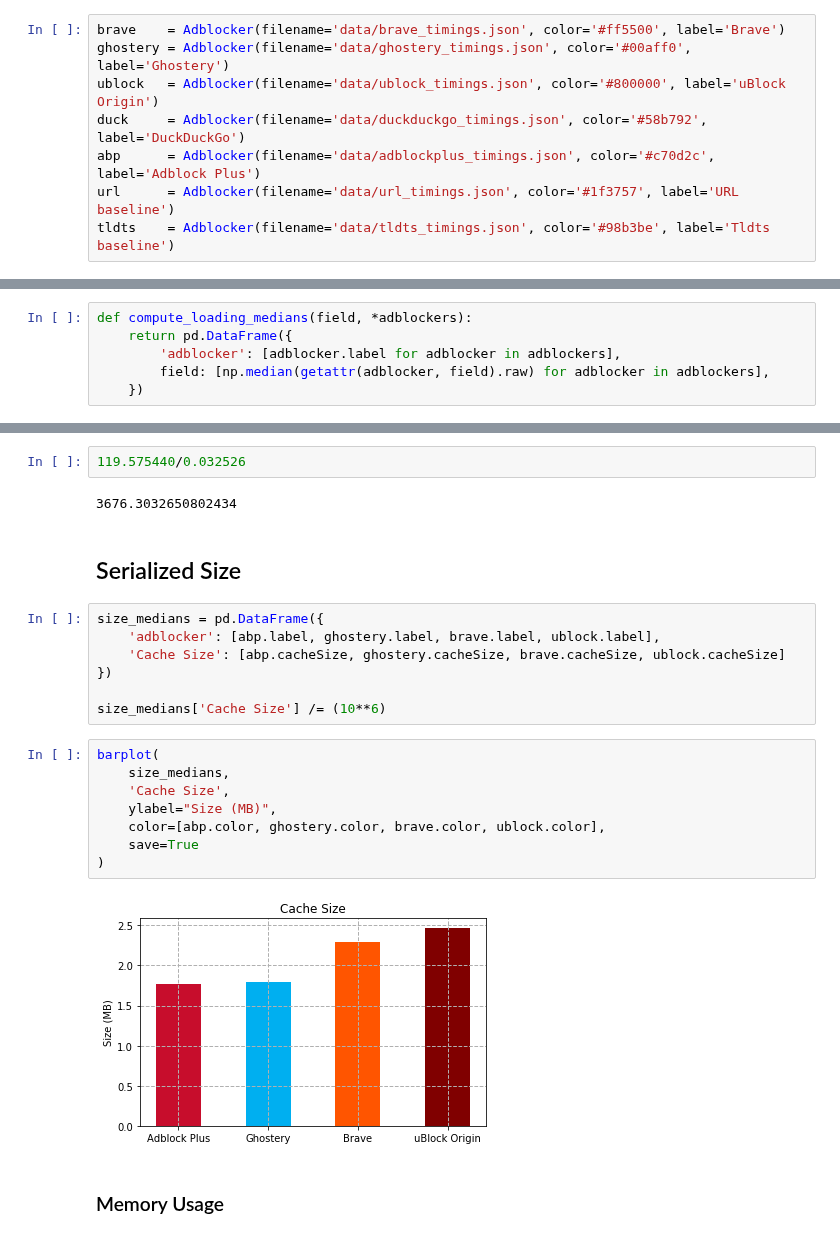
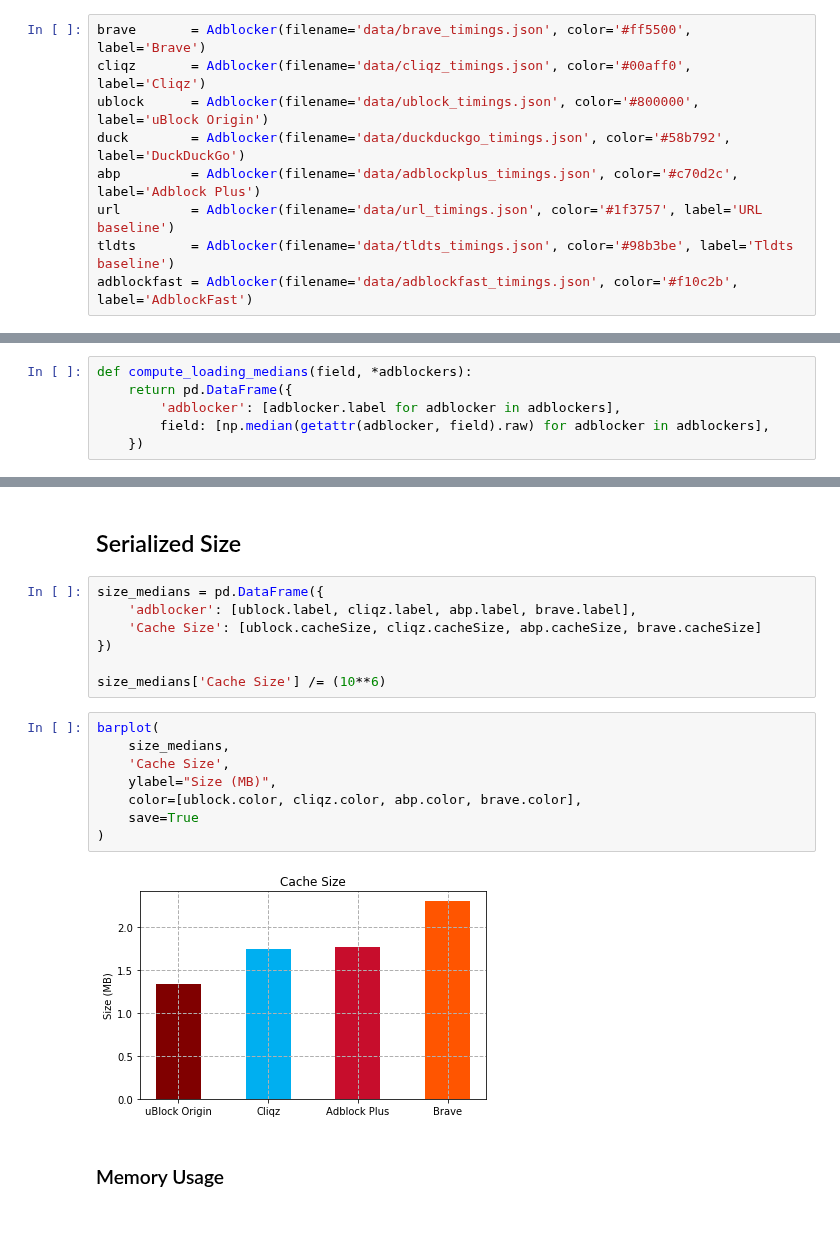
Before and after one commit to ghostery/adblocker, a Jupyter notebook: bench/comparison/analyse_results.ipynb, the cells around one changed output, grey strips where cells are left out. Saved outputs shown, nothing was run; the diff lists cells and outputs as text.

```diff
--- a/bench/comparison/analyse_results.ipynb
+++ b/bench/comparison/analyse_results.ipynb
@@ -11,13 +11,14 @@ from utils import (
     generate_table
 )
 # %%
-brave    = Adblocker(filename='data/brave_timings.json', color='#ff5500', label='Brave')
-ghostery = Adblocker(filename='data/ghostery_timings.json', color='#00aff0', label='Ghostery')
-ublock   = Adblocker(filename='data/ublock_timings.json', color='#800000', label='uBlock Origin')
-duck     = Adblocker(filename='data/duckduckgo_timings.json', color='#58b792', label='DuckDuckGo')
-abp      = Adblocker(filename='data/adblockplus_timings.json', color='#c70d2c', label='Adblock Plus')
-url      = Adblocker(filename='data/url_timings.json', color='#1f3757', label='URL baseline')
-tldts    = Adblocker(filename='data/tldts_timings.json', color='#98b3be', label='Tldts baseline')
+brave       = Adblocker(filename='data/brave_timings.json', color='#ff5500', label='Brave')
+cliqz       = Adblocker(filename='data/cliqz_timings.json', color='#00aff0', label='Cliqz')
+ublock      = Adblocker(filename='data/ublock_timings.json', color='#800000', label='uBlock Origin')
+duck        = Adblocker(filename='data/duckduckgo_timings.json', color='#58b792', label='DuckDuckGo')
+abp         = Adblocker(filename='data/adblockplus_timings.json', color='#c70d2c', label='Adblock Plus')
+url         = Adblocker(filename='data/url_timings.json', color='#1f3757', label='URL baseline')
+tldts       = Adblocker(filename='data/tldts_timings.json', color='#98b3be', label='Tldts baseline')
+adblockfast = Adblocker(filename='data/adblockfast_timings.json', color='#f10c2b', label='AdblockFast')
 # %% [markdown]
 ### Composition of Requests
 # %%
@@ -261,26 +279,22 @@ deserialization_medians
-# %%
-119.575440/0.032526
-# %% [output]
-3676.3032650802434
 # %% [markdown]
 ## Serialized Size
 # %%
 size_medians = pd.DataFrame({
-    'adblocker': [abp.label, ghostery.label, brave.label, ublock.label],
-    'Cache Size': [abp.cacheSize, ghostery.cacheSize, brave.cacheSize, ublock.cacheSize]
+    'adblocker': [ublock.label, cliqz.label, abp.label, brave.label],
+    'Cache Size': [ublock.cacheSize, cliqz.cacheSize, abp.cacheSize, brave.cacheSize]
 })
 
 size_medians['Cache Size'] /= (10**6)
 # %%
 barplot(
     size_medians,
     'Cache Size',
     ylabel="Size (MB)",
-    color=[abp.color, ghostery.color, brave.color, ublock.color],
+    color=[ublock.color, cliqz.color, abp.color, brave.color],
     save=True
 )
 # %% [output]
-[figure, old version]
+[figure, new version]
 # %% [markdown]
 ### Memory Usage
 # %%
```
Also changed, not shown: parts of 30 cells of this notebook, 44 other files.
